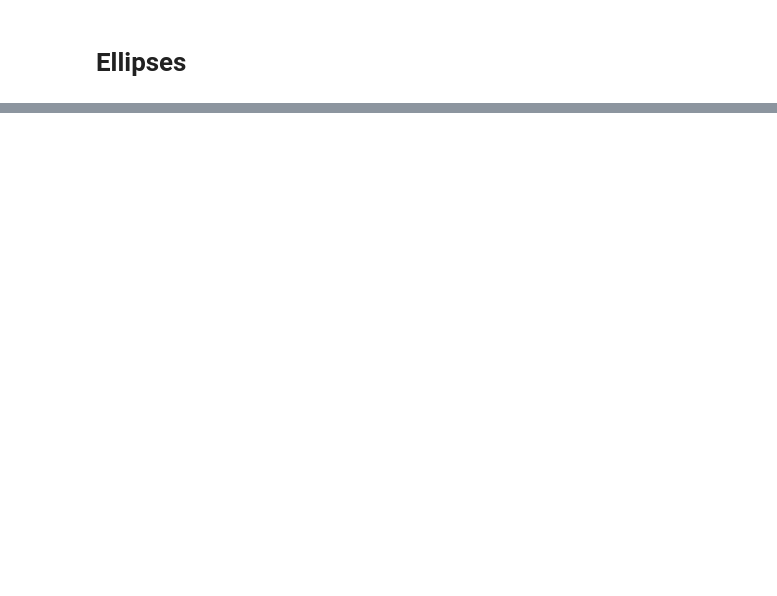
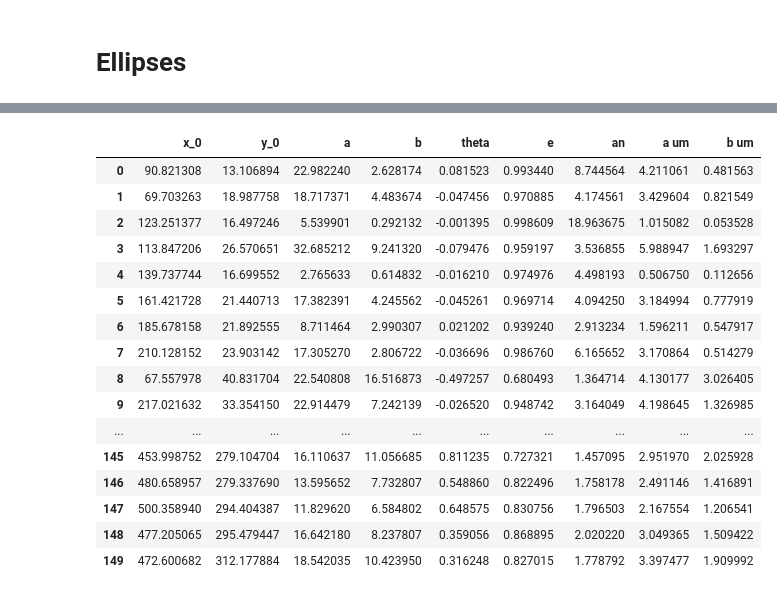
Before and after one commit to suzannelab/Dissect, a Jupyter notebook: notebook/2D-DISSECT-New_architecture.ipynb, the cells around one changed output, grey strips where cells are left out. Cells and saved outputs as stored; diff of their text form; code cells hidden in the pictures; blank space fills up the shorter version.

```diff
--- a/notebook/2D-DISSECT-New_architecture.ipynb
+++ b/notebook/2D-DISSECT-New_architecture.ipynb
@@ -149,0 +391,8 @@ plt.title('junc_particular')
+# %%
+offset= -25
+
+df4_jonctions_verticales1 = df4_jonctions.loc[df4_jonctions['angle'] < -45 + offset]
+df4_jonctions_verticales2 = df4_jonctions.loc[df4_jonctions['angle'] > 45 + offset]
+df4_jonctions_verticales = pd.concat([df4_jonctions_verticales1, df4_jonctions_verticales2])
+
+df4_jonctions_horizontales = df4_jonctions.loc[(df4_jonctions['angle'] > -45+ offset)&(df4_jonctions['angle']< 45 + offset)]
@@ -158,4 +440,6 @@ import warnings
 # fitting procedure
 fit = fitting.SimplexLSQFitter()
 #fit = fitting.LevMarLSQFitter()
+# %%
+seg=segmentation(mask,10)
 # %%
@@ -244,0 +493,33 @@ Dataframe_geo
+# %%
+start = time.time()
+y, x = np.mgrid[0:np.shape(seg)[0], 0:np.shape(seg)[1]] #grille
+init = np.zeros((len(np.unique(seg)[2:]),5))
+Dataframe_geo_para = pd.DataFrame(data=init,columns=['x_0','y_0','a','b','theta'])
+
+all_inputs = zip(range(len(np.unique(seg)[2:])),np.unique(seg)[2:],repeat(seg))
+
+pool = Pool(4)
+CellGeo= pool.map_async(cellgeoi, all_inputs)
+pool.close()
+pool.join()
+e1l = CellGeo.get()
+
+for ind,i in enumerate(np.unique(seg)[2:]):
+    print(i)
+    Dataframe_geo_para['x_0'][ind] = e1l[ind].x_0.value
+    Dataframe_geo_para['y_0'][ind] = e1l[ind].y_0.value
+    Dataframe_geo_para['a'][ind] = e1l[ind].a.value
+    Dataframe_geo_para['b'][ind] = e1l[ind].b.value
+    Dataframe_geo_para['theta'][ind] = e1l[ind].theta.value
+
+Dataframe_geo_para['e'] = np.sqrt( 1 - (Dataframe_geo_para['b']**2 / (Dataframe_geo_para['a']**2) ))
+Dataframe_geo_para['an'] = Dataframe_geo_para['a'] / Dataframe_geo_para['b']
+Dataframe_geo_para['a um'] = Dataframe_geo_para['a'] * pixel_ratio
+Dataframe_geo_para['b um'] = Dataframe_geo_para['b'] * pixel_ratio
+
+#Dataframe_geo_para['e'] = np.sqrt( 1 - (Dataframe_geo_para['b']**2 / (Dataframe_geo_para['a']**2) ))
+#Dataframe_geo_para['an'] = Dataframe_geo_para['a'] / Dataframe_geo_para['b']
+
+end=time.time()
+
+print('Cell Geo 4 cores ran in ',(end-start)/60.,' min')
@@ -245,3 +564,23 @@ Dataframe_geo
+# %%
+Dataframe_geo_para
+# %% [output]
+|  | x_0 | y_0 | a | b | theta | e | an | a um | b um |
+| 0 | 90.821308 | 13.106894 | 22.982240 | 2.628174 | 0.081523 | 0.993440 | 8.744564 | 4.211061 | 0.481563 |
+| 1 | 69.703263 | 18.987758 | 18.717371 | 4.483674 | -0.047456 | 0.970885 | 4.174561 | 3.429604 | 0.821549 |
+| 2 | 123.251377 | 16.497246 | 5.539901 | 0.292132 | -0.001395 | 0.998609 | 18.963675 | 1.015082 | 0.053528 |
+| 3 | 113.847206 | 26.570651 | 32.685212 | 9.241320 | -0.079476 | 0.959197 | 3.536855 | 5.988947 | 1.693297 |
+| 4 | 139.737744 | 16.699552 | 2.765633 | 0.614832 | -0.016210 | 0.974976 | 4.498193 | 0.506750 | 0.112656 |
+| 5 | 161.421728 | 21.440713 | 17.382391 | 4.245562 | -0.045261 | 0.969714 | 4.094250 | 3.184994 | 0.777919 |
+| 6 | 185.678158 | 21.892555 | 8.711464 | 2.990307 | 0.021202 | 0.939240 | 2.913234 | 1.596211 | 0.547917 |
+| 7 | 210.128152 | 23.903142 | 17.305270 | 2.806722 | -0.036696 | 0.986760 | 6.165652 | 3.170864 | 0.514279 |
+| 8 | 67.557978 | 40.831704 | 22.540808 | 16.516873 | -0.497257 | 0.680493 | 1.364714 | 4.130177 | 3.026405 |
+| 9 | 217.021632 | 33.354150 | 22.914479 | 7.242139 | -0.026520 | 0.948742 | 3.164049 | 4.198645 | 1.326985 |
+| ... | ... | ... | ... | ... | ... | ... | ... | ... | ... |
+| 145 | 453.998752 | 279.104704 | 16.110637 | 11.056685 | 0.811235 | 0.727321 | 1.457095 | 2.951970 | 2.025928 |
+| 146 | 480.658957 | 279.337690 | 13.595652 | 7.732807 | 0.548860 | 0.822496 | 1.758178 | 2.491146 | 1.416891 |
+| 147 | 500.358940 | 294.404387 | 11.829620 | 6.584802 | 0.648575 | 0.830756 | 1.796503 | 2.167554 | 1.206541 |
+| 148 | 477.205065 | 295.479447 | 16.642180 | 8.237807 | 0.359056 | 0.868895 | 2.020220 | 3.049365 | 1.509422 |
+| 149 | 472.600682 | 312.177884 | 18.542035 | 10.423950 | 0.316248 | 0.827015 | 1.778792 | 3.397477 | 1.909992 |
 # %%
 from multiprocessing import Pool
 import time
```
Also changed, not shown: parts of 49 cells of this notebook, 2 other files.
